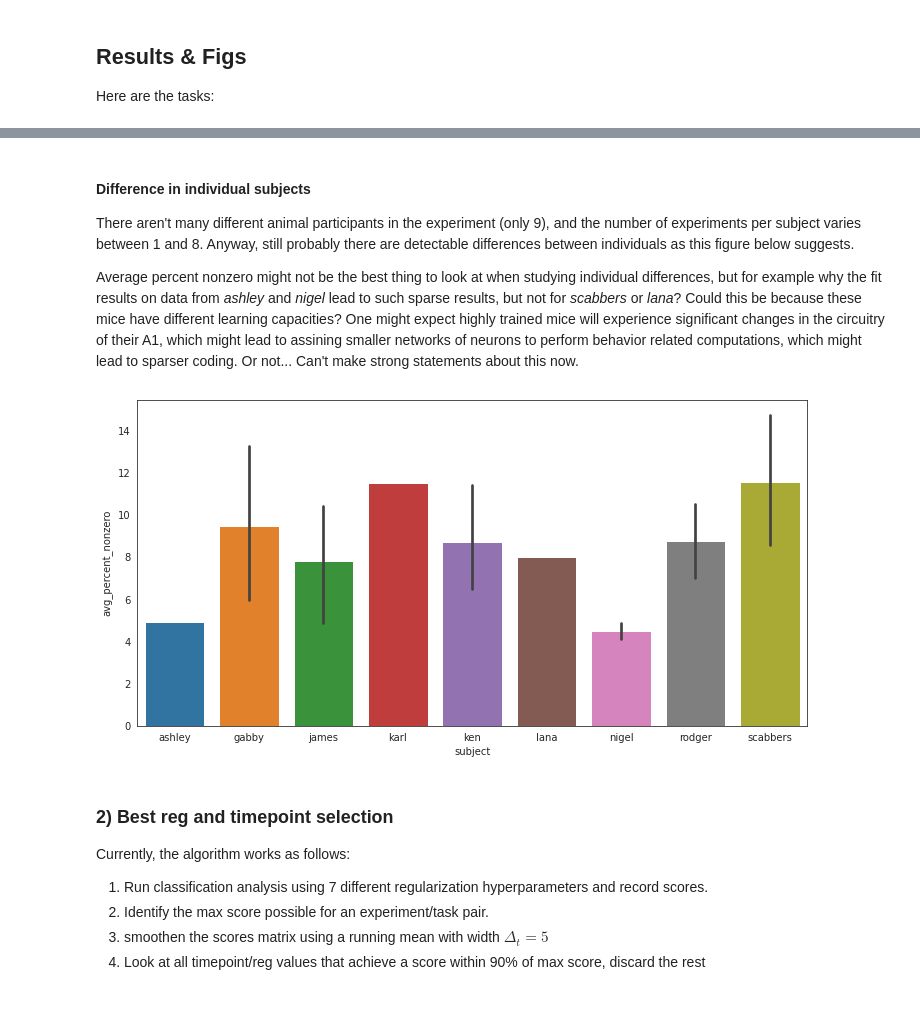
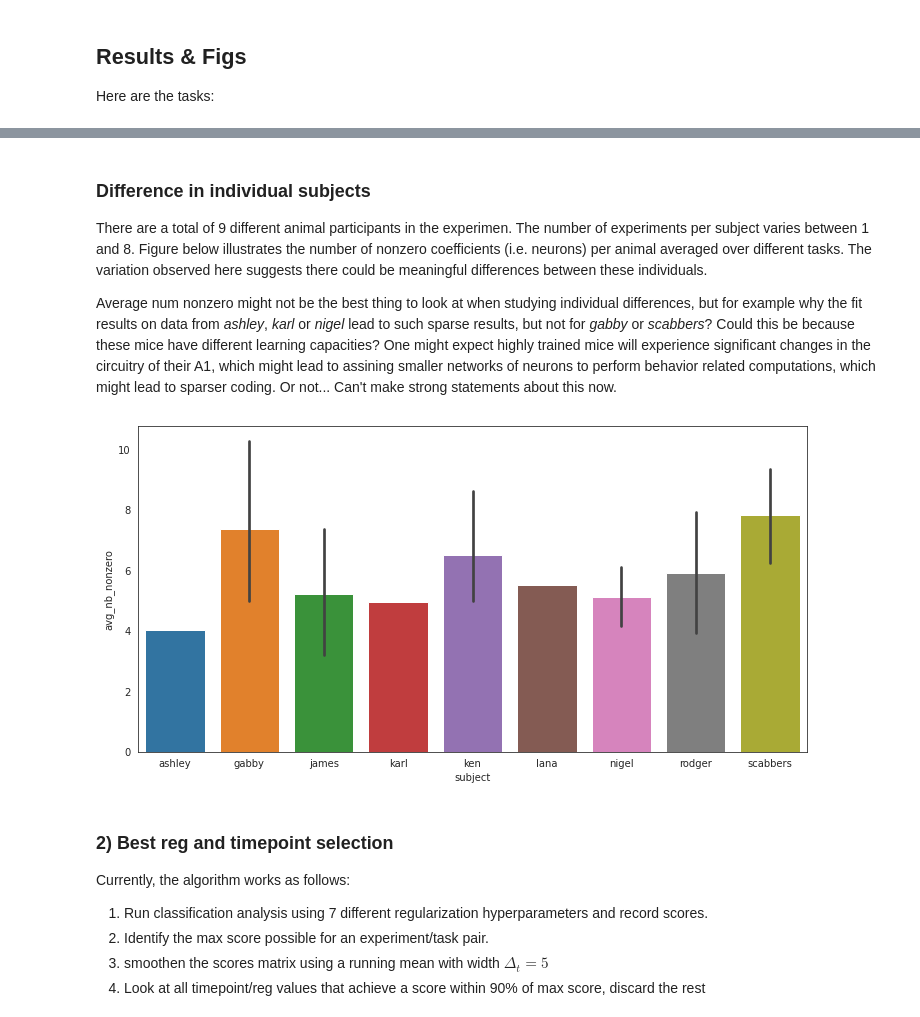
Before and after one commit to hadivafaii/A1ToneDiscrimination-Results, a Jupyter notebook: _sources/clf.ipynb, the cells around one changed output, grey strips where cells are left out. Cells and saved outputs as stored; diff of their text form; code cells hidden in the pictures.

```diff
--- a/_sources/clf.ipynb
+++ b/_sources/clf.ipynb
@@ -37,20 +38,9 @@ processed_dir = pjoin(base_dir, 'python_processed')
 
 nb_std = 1
 h_load_file = pjoin(processed_dir, "organized_nb_std={:d}.h5".format(nb_std))
+
+run_dir = pjoin(base_dir, 'results/svm/v1_l1_full')
+df_all = load_dfs(run_dir)
-# %%
-run_dir = '/home/hadivafa/Documents/Kanold/results/svm/v1_l1_full'
-
-performances = pd.read_pickle(pjoin(run_dir, "performances_[2020_10_23].df"))
-coeffs = pd.read_pickle(pjoin(run_dir, "coeffs_[2020_10_23].df"))
-performances_filtered = pd.read_pickle(pjoin(run_dir, "performances_filtered_[2020_10_23].df"))
-coeffs_filtered = pd.read_pickle(pjoin(run_dir, "coeffs_filtered_[2020_10_23].df"))
-
-df_all = {
-    'performances': performances,
-    'performances_filtered': performances_filtered,
-    'coeffs': coeffs,
-    'coeffs_filtered': coeffs_filtered,
-}
 # %% [markdown]
 ## Results & Figs
 
@@ -96,34 +80,34 @@ _ = mk_boxplots(
 # %% [markdown]
-#### Difference in individual subjects
+### Difference in individual subjects
 
-There aren't many different animal participants in the experiment (only 9), and the number of experiments per subject varies between 1 and 8.  Anyway, still probably there are detectable differences between individuals as this figure below suggests.
+There are a total of 9 different animal participants in the experimen.  The number of experiments per subject varies between 1 and 8.  Figure below illustrates the number of nonzero coefficients (i.e. neurons) per animal averaged over different tasks.  The variation observed here suggests there could be meaningful differences between these individuals.
 
-Average percent nonzero might not be the best thing to look at when studying individual differences, but for example why the fit results on data from *ashley* and *nigel* lead to such sparse results, but not for *scabbers* or *lana*?  Could this be because these mice have different learning capacities?  One might expect highly trained mice will experience significant changes in the circuitry of their A1, which might lead to assining smaller networks of neurons to perform behavior related computations, which might lead to sparser coding.  Or not... Can't make strong statements about this now.
+Average num nonzero might not be the best thing to look at when studying individual differences, but for example why the fit results on data from *ashley*, *karl* or *nigel* lead to such sparse results, but not for *gabby* or *scabbers*?  Could this be because these mice have different learning capacities?  One might expect highly trained mice will experience significant changes in the circuitry of their A1, which might lead to assining smaller networks of neurons to perform behavior related computations, which might lead to sparser coding.  Or not... Can't make strong statements about this now.
 # %%
 from collections import defaultdict
 subject_data = defaultdict(list)
 
-names = coeffs_filtered.name.unique().tolist()
+names = df_all['coeffs_filtered'].name.unique().tolist()
 for name in names:
-    mean_nonzero = coeffs_filtered.loc[coeffs_filtered.name == name, "percent_nonzero"].to_numpy().mean()
+    cond = df_all['coeffs_filtered'].name == name
+    mean_nb_nonzero = df_all['coeffs_filtered'].loc[cond, "nb_nonzero"].to_numpy().mean()
     sbj = name.split('_')[0]
-    subject_data[sbj].append(mean_nonzero)
+    subject_data[sbj].append(mean_nb_nonzero)
 
 subject_data = dict(subject_data)
 
 dictlist = []
 for k, v in subject_data.items():
-    dictlist.append({'subject': [k] * len(v), 'avg_percent_nonzero': v})
+    dictlist.append({'subject': [k] * len(v), 'avg_nb_nonzero': v})
 
-from utils.generic_utils import merge_dicts
 merged = merge_dicts(dictlist)
 df = pd.DataFrame.from_dict(merged)
 
 plt.figure(figsize=(12, 6))
-sns.barplot(data=df, x='subject', y='avg_percent_nonzero')
+sns.barplot(data=df, x='subject', y='avg_nb_nonzero')
 plt.show()
 # %% [output]
-[figure, old version]
+[figure, new version]
 # %% [markdown]
 ### 2) Best reg and timepoint selection
 
```
Also changed, not shown: parts of 12 cells of this notebook, 47 other files.
